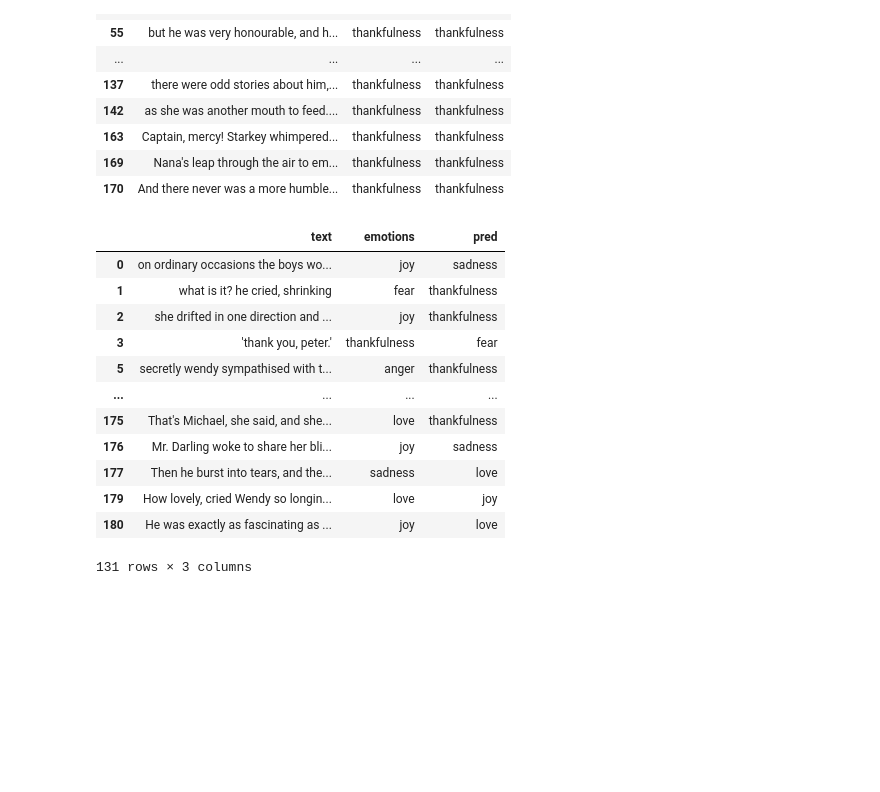
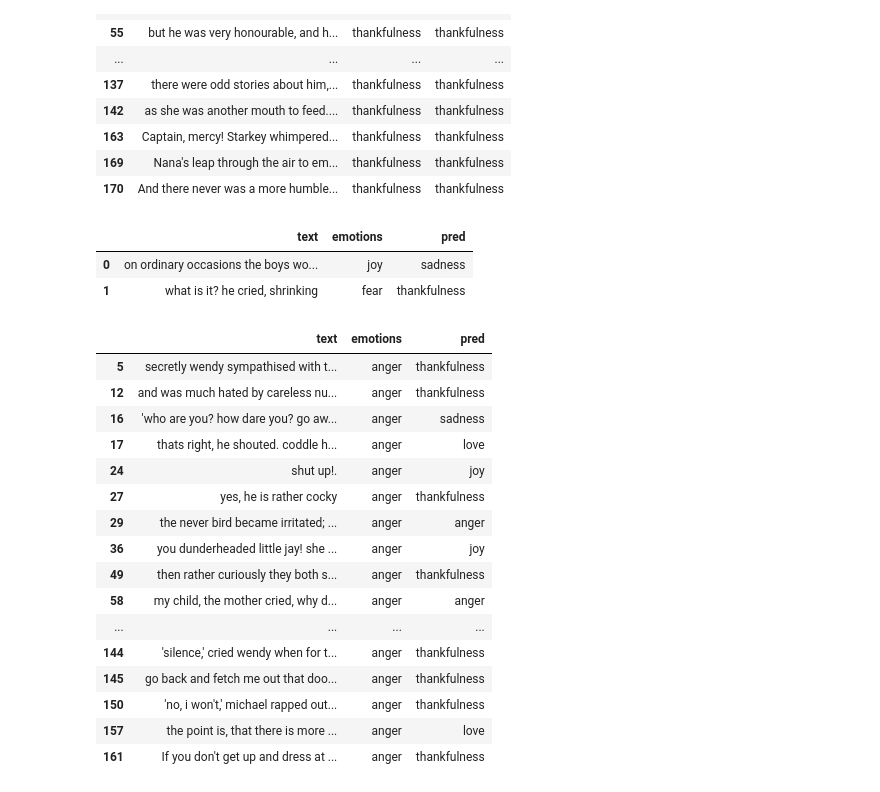
Before and after one commit to vinitshah24/Emotions-Detection-Text-RNN, a Jupyter notebook: peter_pan_emotions_thres_0.6.ipynb, the cells around one changed output. Saved outputs shown, nothing was run; the diff lists cells and outputs as text; code cells hidden in the pictures; blank space fills up the shorter version.

```diff
--- a/peter_pan_emotions_thres_0.6.ipynb
+++ b/peter_pan_emotions_thres_0.6.ipynb
@@ -359,6 +359,8 @@ thankfulness       0.20      0.79      0.32        28
 weighted avg       0.32      0.28      0.24       181
 # %% [markdown]
 ## Exporting Results
+# %%
+pd.options.display.max_colwidth = 200
 # %%
 # pred_df[["text","pred"]].to_csv("results/peter_pan_emotions_predictions.csv", index=False)
 # %%
@@ -457,18 +460,30 @@ thankfulness
 # %%
 missed = final_df.loc[~(final_df['emotions'] == final_df['pred'])]
 missed = missed[["text", "emotions", "pred"]]
-missed
+missed.head(2)
 # %% [output]
 |  | text | emotions | pred |
 | 0 | on ordinary occasions the boys wo... | joy | sadness |
 | 1 | what is it? he cried, shrinking | fear | thankfulness |
-| 2 | she drifted in one direction and ... | joy | thankfulness |
-| 3 | 'thank you, peter.' | thankfulness | fear |
-| 5 | secretly wendy sympathised with t... | anger | thankfulness |
-| ... | ... | ... | ... |
-| 175 | That's Michael, she said, and she... | love | thankfulness |
-| 176 | Mr. Darling woke to share her bli... | joy | sadness |
-| 177 | Then he burst into tears, and the... | sadness | love |
-| 179 | How lovely, cried Wendy so longin... | love | joy |
-| 180 | He was exactly as fascinating as ... | joy | love |
-131 rows × 3 columns
+# %%
+anger_missed = final_df.loc[final_df['emotions'] == "anger"]
+anger_missed = anger_missed[["text", "emotions", "pred"]]
+anger_missed
+# %% [output]
+|  | text | emotions | pred |
+| 5 | secretly wendy sympathised with t... | anger | thankfulness |
+| 12 | and was much hated by careless nu... | anger | thankfulness |
+| 16 | 'who are you? how dare you? go aw... | anger | sadness |
+| 17 | thats right, he shouted. coddle h... | anger | love |
+| 24 | shut up!. | anger | joy |
+| 27 | yes, he is rather cocky | anger | thankfulness |
+| 29 | the never bird became irritated; ... | anger | anger |
+| 36 | you dunderheaded little jay! she ... | anger | joy |
+| 49 | then rather curiously they both s... | anger | thankfulness |
+| 58 | my child, the mother cried, why d... | anger | anger |
+| ... | ... | ... | ... |
+| 144 | 'silence,' cried wendy when for t... | anger | thankfulness |
+| 145 | go back and fetch me out that doo... | anger | thankfulness |
+| 150 | 'no, i won't,' michael rapped out... | anger | thankfulness |
+| 157 | the point is, that there is more ... | anger | love |
+| 161 | If you don't get up and dress at ... | anger | thankfulness |
```
Also changed, not shown: parts of 6 cells of this notebook, 2 other files.
